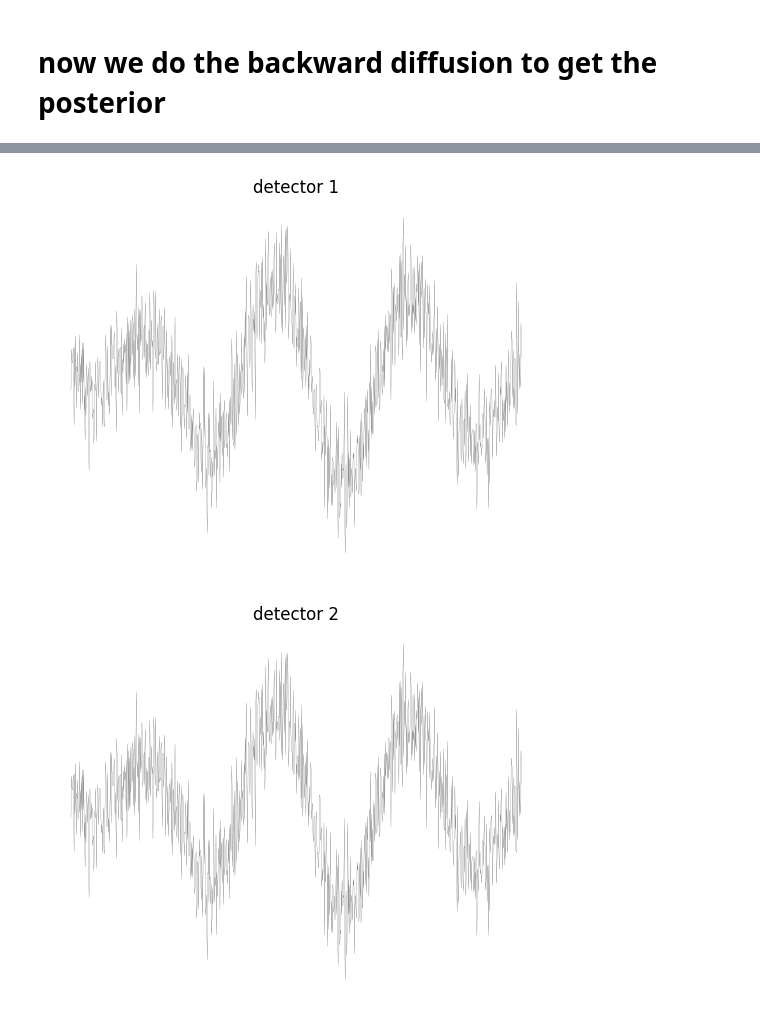
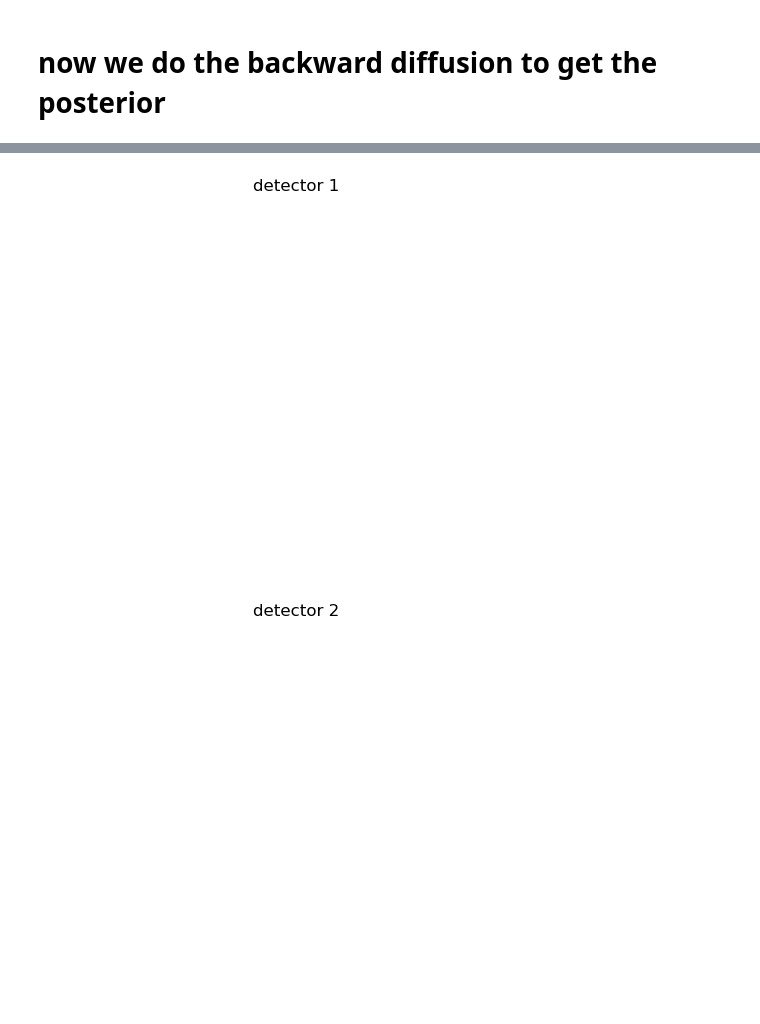
Before and after one commit to aurelio-amerio/diffusion, a Jupyter notebook: devel/sbi_test2.ipynb, the cells around one changed output, grey strips where cells are left out. Saved outputs shown, nothing was run; the diff lists cells and outputs as text; code cells hidden in the pictures.

```diff
--- a/devel/sbi_test2.ipynb
+++ b/devel/sbi_test2.ipynb
@@ -620,0 +610,4 @@ KeyboardInterrupt:
+# %%
+rng = jax.random.PRNGKey(42)
+score_args = {"data_id": node_id, "condition_mask": condition_mask, "edge_mask": edge_mask}
+sample = rev.sample(rng, 1000, condition_mask=condition_mask, condition_value=x_o, score_args=score_args)
@@ -621,8 +632,16 @@ KeyboardInterrupt:
+# %%
+rng = jax.random.PRNGKey(42)
+score_args = {"data_id": node_id, "condition_mask": condition_mask, "edge_mask": edge_mask1}
+sample_partial1 = rev.sample(rng, 1000, condition_mask=condition_mask, condition_value=x_o, score_args=score_args)
+# %%
+rng = jax.random.PRNGKey(42)
+score_args = {"data_id": node_id, "condition_mask": condition_mask, "edge_mask": edge_mask2}
+sample_partial2 = rev.sample(rng, 1000, condition_mask=condition_mask, condition_value=x_o, score_args=score_args)
 # %%
-sample = jax.device_put(sample, jax.devices("gpu")[0])
-sample_partial1 = jax.device_put(sample_partial1, jax.devices("gpu")[0])
-sample_partial2 = jax.device_put(sample_partial2, jax.devices("gpu")[0])
-x_o = jax.device_put(data_test_flat[index], jax.devices("gpu")[0])
+# sample = jax.device_put(sample, jax.devices("gpu")[0])
+# sample_partial1 = jax.device_put(sample_partial1, jax.devices("gpu")[0])
+# sample_partial2 = jax.device_put(sample_partial2, jax.devices("gpu")[0])
+# x_o = jax.device_put(data_test_flat[index], jax.devices("gpu")[0])
 # %%
 thetas_sampled = un_z_score_thetas(sample[:, :2])
 thetas_partial1 = un_z_score_thetas(sample_partial1[:, :2])
@@ -707,12 +704,12 @@ bins1 = np.linspace(*xlim, 51)
 bins2 = np.linspace(*ylim, 51)
 
 
-plt.plot(x_o_dict["x0"], lw=0.1, color="black")
+plt.plot(theta_true[0,0], lw=0.1, color="black")
 plt.title("detector 1")
 plt.axis("off")
 plt.show()
 
-plt.plot(x_o_dict["x1"],lw=0.1, color="black")
+plt.plot(theta_true[0,1],lw=0.1, color="black")
 plt.title("detector 2")
 plt.axis("off")
 plt.show()
@@ -728,32 +725,32 @@ plt.ylabel("Mass 2")
 
 plt.xlim(xlim)
 plt.ylim(ylim)
 
 plt.show()
 
 
 plt.hist2d(thetas_partial1[:, 0], thetas_partial1[:, 1], bins=[bins1,bins2], density=False)
 plt.scatter(theta_true[:,0], theta_true[:,1], color="red")
 plt.xlabel("Mass 1")
 plt.ylabel("Mass 2")
 plt.title("Partial posterior (detect. 1)", y=1.1)
 
 plt.xlim(xlim)
 plt.ylim(ylim)
 
 plt.show()
 
 
 plt.hist2d(thetas_partial2[:, 0], thetas_partial2[:, 1], bins=[bins1,bins2], density=False)
 plt.scatter(theta_true[:,0], theta_true[:,1], color="red")
 plt.xlabel("Mass 1")
 plt.ylabel("Mass 2")
 plt.title("Partial posterior (detect. 2)", y=1.1)
 
 plt.xlim(xlim)
 plt.ylim(ylim)
 
 plt.show()
 # %% [output]
-[figure, old version]
+[figure, new version]
-[figure, old version]
+[figure, new version]
```
Also changed, not shown: parts of 34 cells of this notebook, 5 other files.
